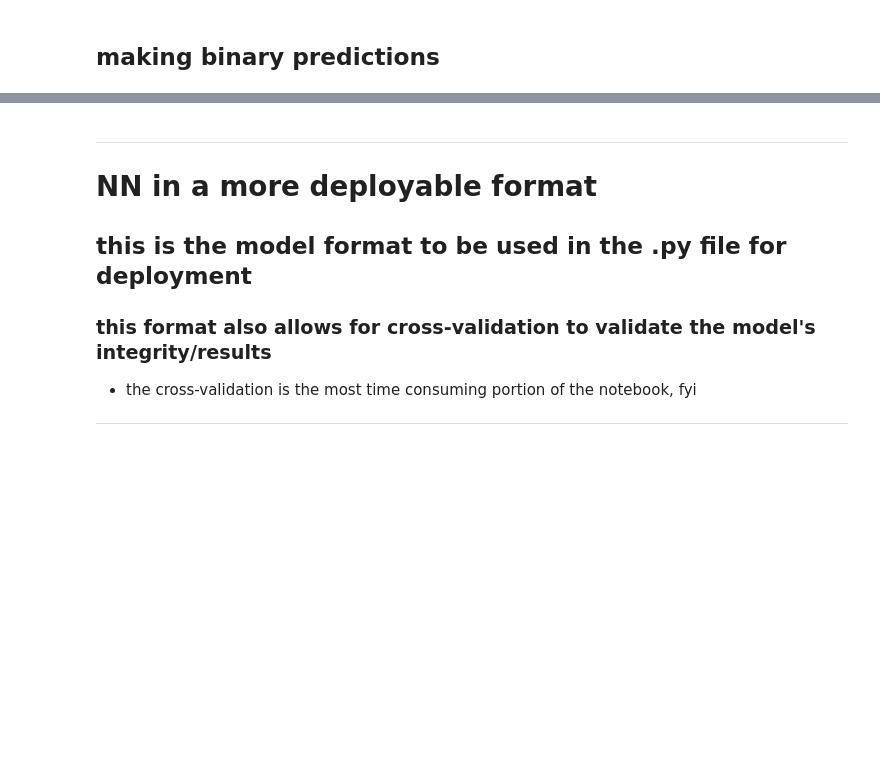
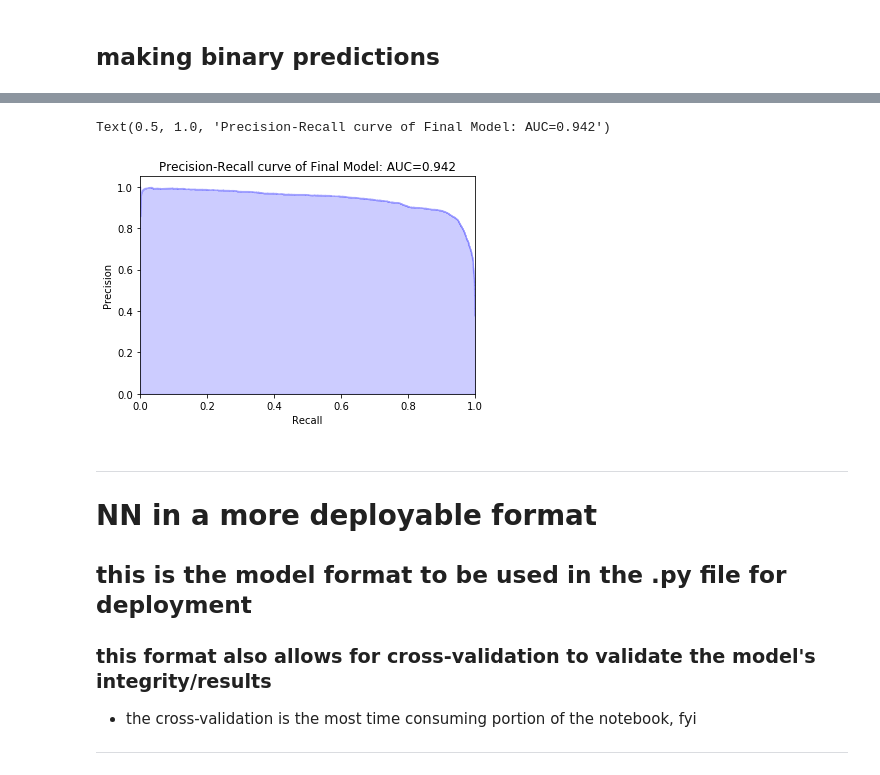
Before and after one commit to jwaldroop/phishing-url-project, a Jupyter notebook: NN_final_model.ipynb, the cells around one changed output, grey strips where cells are left out. Drawn from its saved outputs; the diff is of its cells as text; code cells hidden in the pictures; blank space fills up the shorter version.

```diff
--- a/NN_final_model.ipynb
+++ b/NN_final_model.ipynb
@@ -307,3 +324,19 @@ The recall score is: 0.938
+# %%
+# Calculating values
+precision, recall, thresholds = precision_recall_curve(val_y, preds)
+test_average_precision = average_precision_score(val_y, preds)
+
+plt.step(recall, precision, color='b', alpha=0.2, where='post')
+plt.fill_between(recall, precision, step='post', alpha=0.2, color='b')
+plt.xlabel('Recall')
+plt.ylabel('Precision')
+plt.ylim([0.0, 1.05])
+plt.xlim([0.0, 1.0])
+str_average_precision = "{0:.3f}".format(test_average_precision)
+plt.title('Precision-Recall curve of {}: AUC={}'.format("Final Model", str_average_precision))
+# %% [output]
+Text(0.5, 1.0, 'Precision-Recall curve of Final Model: AUC=0.942')
+[figure, added]
 # %% [markdown]
 ---
 # NN in a more deployable format
```
Also changed, not shown: parts of 23 cells of this notebook, 1 other file.
